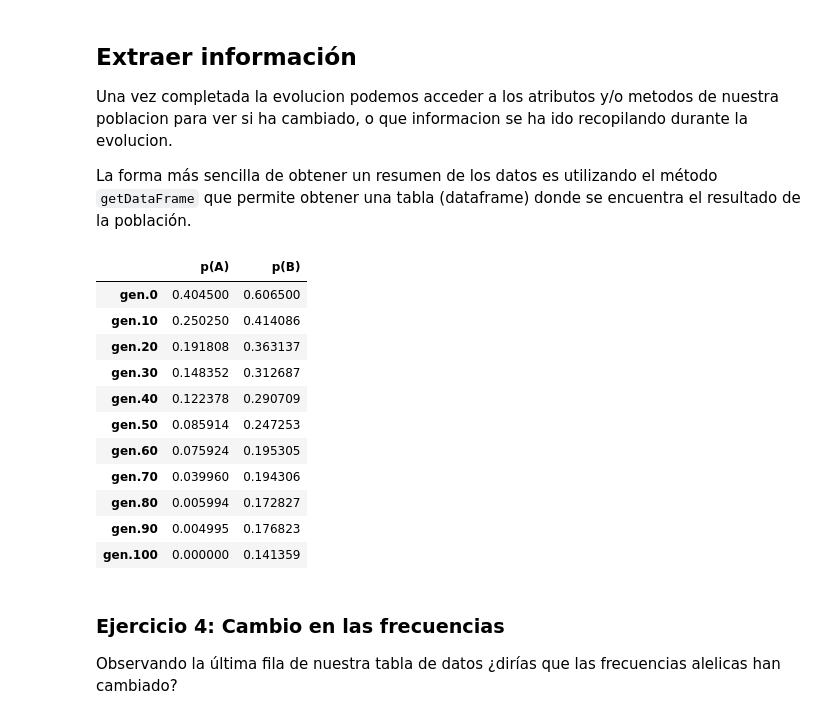
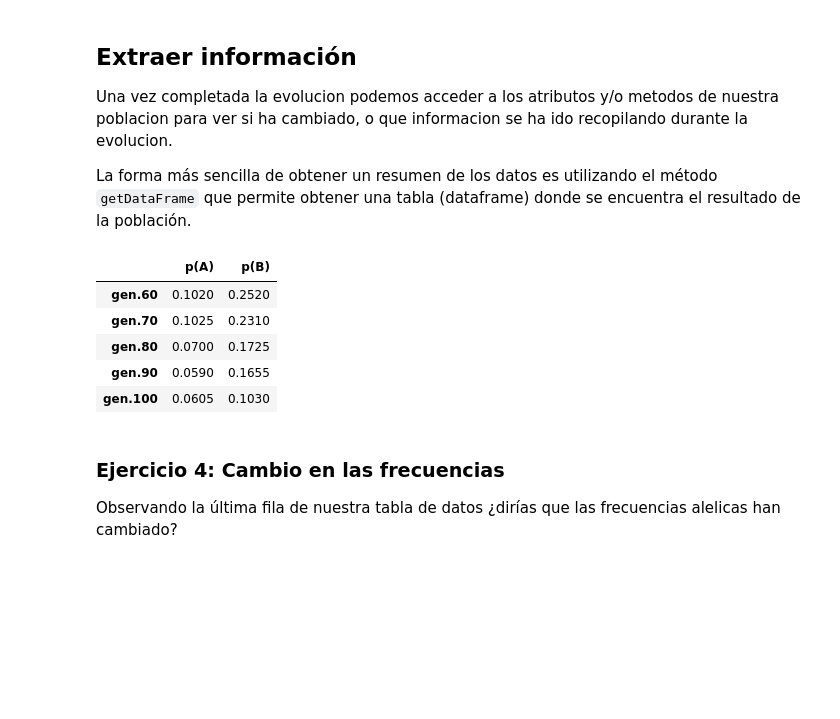
Before and after one commit to R-mario/populy, a Jupyter notebook: Guía de uso.ipynb, the cells around one changed output. Cells and saved outputs as stored; diff of their text form; code cells hidden in the pictures; blank space fills up the shorter version.

```diff
--- a/Guía de uso.ipynb
+++ b/Guía de uso.ipynb
@@ -47,7 +47,7 @@ Tenemos una nueva poblacion vacía a la cual le hemos llamado 'poblacion'. Esta
 # se crea una nueva poblacion donde se especifican caracteristicas generales de esta
 poblacion = Population(size=1000,
                        freq={'A':(0.4,0.6),'B':(0.6,0.4)},
-                       fit={'AABB':0.2},
+                       fit={'AABB':0.3},
                        mu=(0.01,0.01))
 # %% [markdown]
 ### Ejercicio 1: atributos
@@ -159,20 +159,14 @@ Una vez completada la evolucion podemos acceder a los atributos y/o metodos de n
 La forma más sencilla de obtener un resumen de los datos es utilizando el método `getDataFrame` que permite obtener una tabla (dataframe) donde se encuentra el resultado de la población.
 # %%
 # obtenemos la evolución de las frecuencias alélicas para el alelo mayor
-poblacion.getDataFrame("alleles")
+poblacion.getDataFrame("alleles").tail()
 # %% [output]
 |  | p(A) | p(B) |
-| gen.0 | 0.404500 | 0.606500 |
-| gen.10 | 0.250250 | 0.414086 |
-| gen.20 | 0.191808 | 0.363137 |
-| gen.30 | 0.148352 | 0.312687 |
-| gen.40 | 0.122378 | 0.290709 |
-| gen.50 | 0.085914 | 0.247253 |
-| gen.60 | 0.075924 | 0.195305 |
-| gen.70 | 0.039960 | 0.194306 |
-| gen.80 | 0.005994 | 0.172827 |
-| gen.90 | 0.004995 | 0.176823 |
-| gen.100 | 0.000000 | 0.141359 |
+| gen.60 | 0.1020 | 0.2520 |
+| gen.70 | 0.1025 | 0.2310 |
+| gen.80 | 0.0700 | 0.1725 |
+| gen.90 | 0.0590 | 0.1655 |
+| gen.100 | 0.0605 | 0.1030 |
 # %% [markdown]
 ### Ejercicio 4: Cambio en las frecuencias
 Observando la última fila de nuestra tabla de datos ¿dirías que las frecuencias alelicas han cambiado?
```
Also changed, not shown: parts of 9 cells of this notebook.
